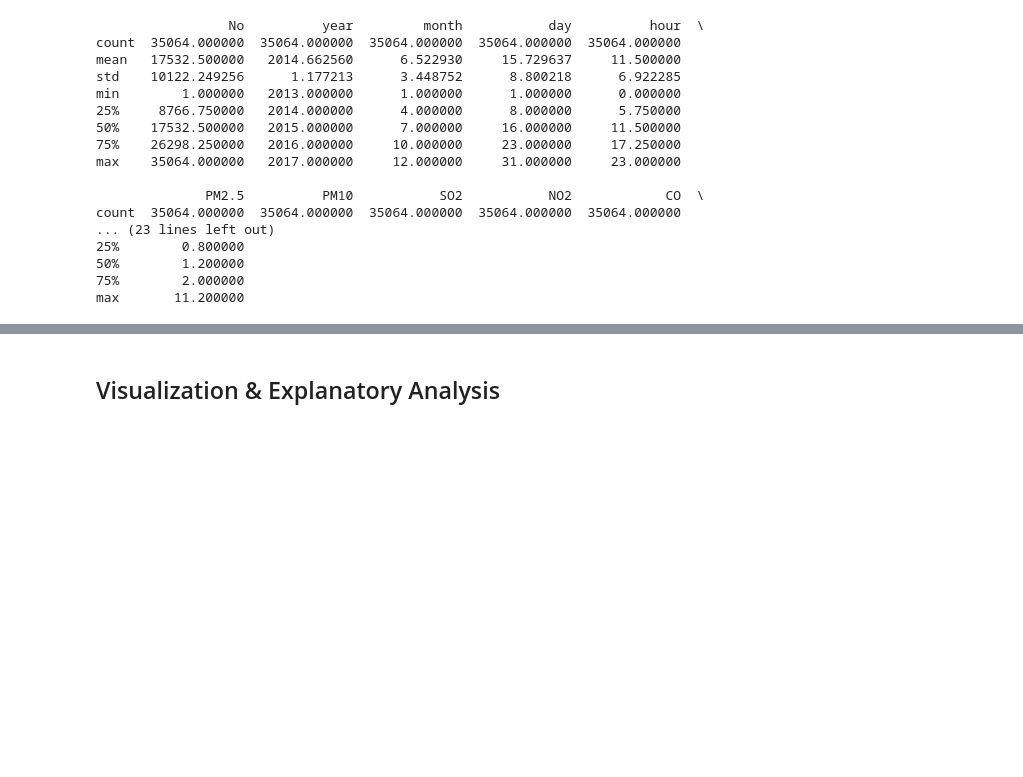
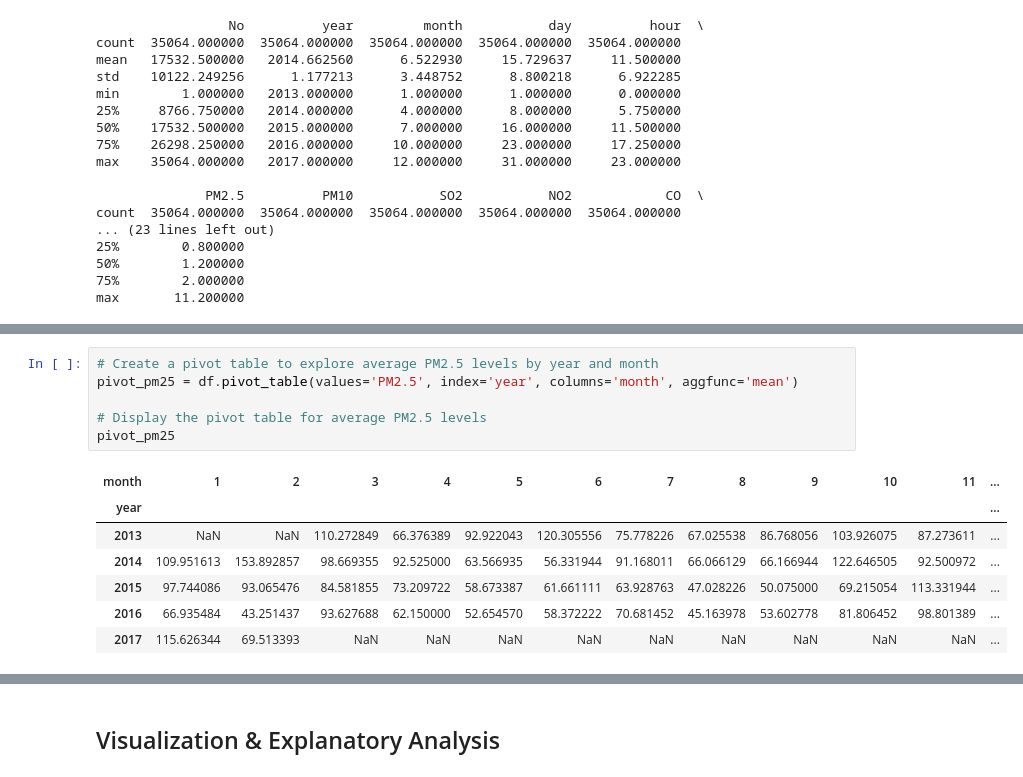
Before and after one commit to windyrahayu45/Analisis-Submit, a Jupyter notebook: Proyek_Analisis_Data.ipynb, the cells around one changed output, grey strips where cells are left out. Drawn from its saved outputs; the diff is of its cells as text; blank space fills up the shorter version.

```diff
--- a/Proyek_Analisis_Data.ipynb
+++ b/Proyek_Analisis_Data.ipynb
@@ -166,0 +176,14 @@ max       11.200000
+# %%
+# Create a pivot table to explore average PM2.5 levels by year and month
+pivot_pm25 = df.pivot_table(values='PM2.5', index='year', columns='month', aggfunc='mean')
+
+# Display the pivot table for average PM2.5 levels
+pivot_pm25
+# %% [output]
+| month | 1 | 2 | 3 | 4 | 5 | 6 | 7 | 8 | 9 | 10 | 11 | ... |
+| year |  |  |  |  |  |  |  |  |  |  |  | ... |
+| 2013 | NaN | NaN | 110.272849 | 66.376389 | 92.922043 | 120.305556 | 75.778226 | 67.025538 | 86.768056 | 103.926075 | 87.273611 | ... |
+| 2014 | 109.951613 | 153.892857 | 98.669355 | 92.525000 | 63.566935 | 56.331944 | 91.168011 | 66.066129 | 66.166944 | 122.646505 | 92.500972 | ... |
+| 2015 | 97.744086 | 93.065476 | 84.581855 | 73.209722 | 58.673387 | 61.661111 | 63.928763 | 47.028226 | 50.075000 | 69.215054 | 113.331944 | ... |
+| 2016 | 66.935484 | 43.251437 | 93.627688 | 62.150000 | 52.654570 | 58.372222 | 70.681452 | 45.163978 | 53.602778 | 81.806452 | 98.801389 | ... |
+| 2017 | 115.626344 | 69.513393 | NaN | NaN | NaN | NaN | NaN | NaN | NaN | NaN | NaN | ... |
```
Also changed, not shown: parts of 10 cells of this notebook, 1 other file.
